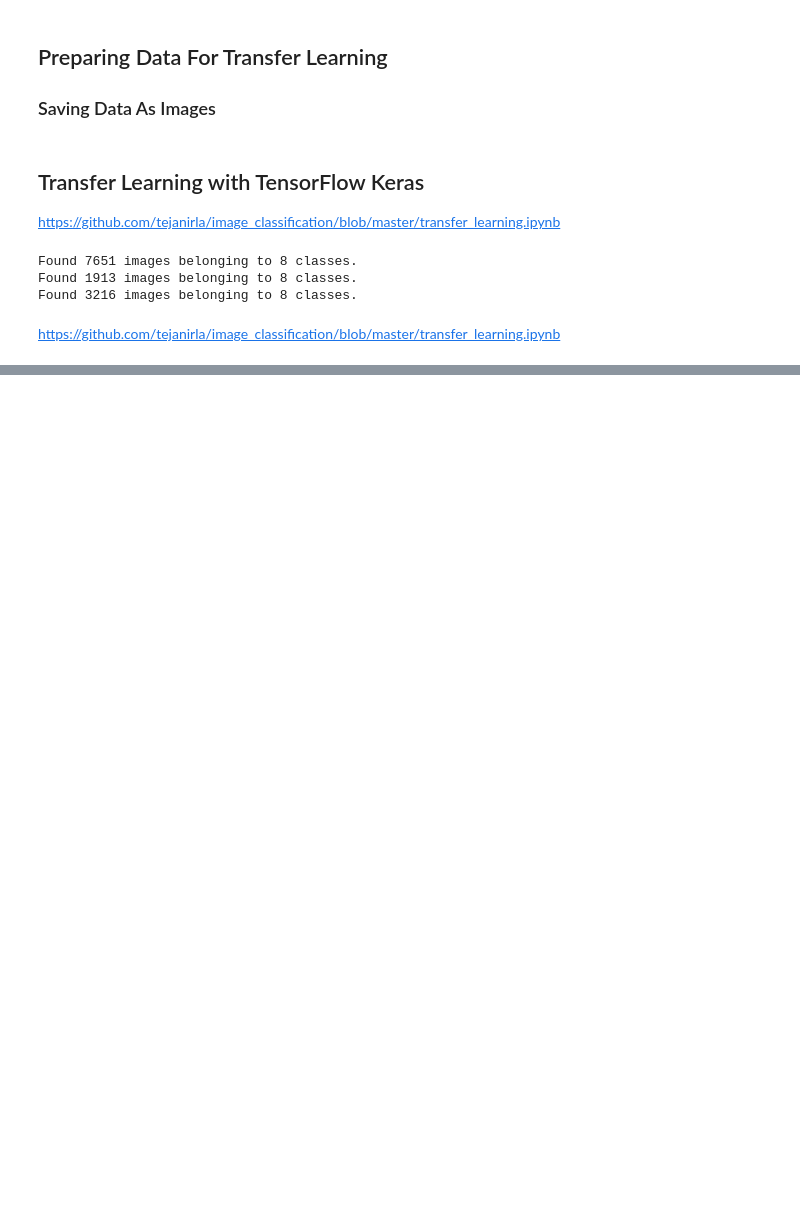
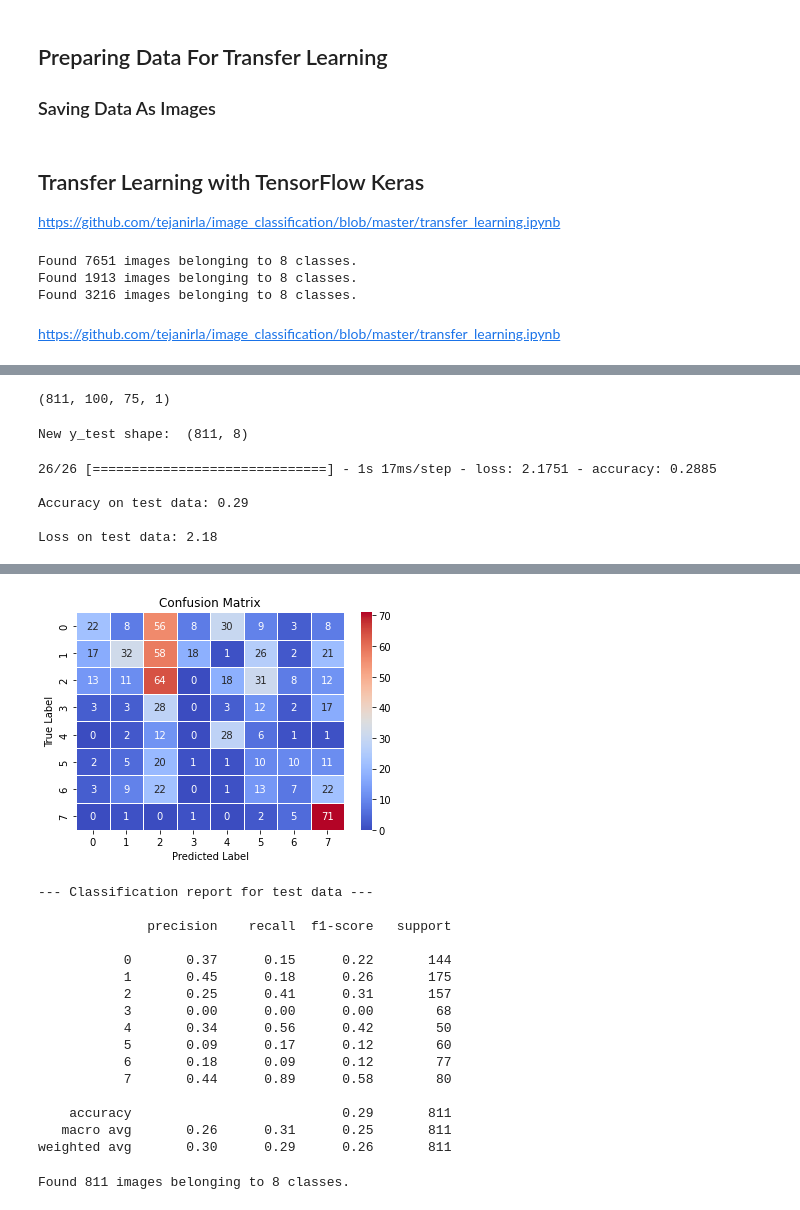
Before and after one commit to wamikamalik/CS3244-Group-8-Project-2, a Jupyter notebook: face extraction_combined data.ipynb, the cells around one changed output, grey strips where cells are left out. Drawn from its saved outputs; the diff is of its cells as text; code cells hidden in the pictures; blank space fills up the shorter version.

```diff
--- a/face extraction_combined data.ipynb
+++ b/face extraction_combined data.ipynb
@@ -722,0 +774,16 @@ model.save("best_model_face_inception.h5")
+# %%
+X_unseen_resized = []
+Y_unseen_resized = []
+i = 0
+for x in X_unseen:
+    if len(x)!=0 and len(x[0])!=0:
+        img = cv2.resize(x, (75, 100))
+        img = cv2.cvtColor(img, cv2.COLOR_RGB2GRAY)
+        X_unseen_resized.append(img/255)
+        Y_unseen_resized.append(Y_unseen[i])
+    i+=1
+X_unseen_resized = np.asarray(X_unseen_resized)
+X_unseen_resized = X_unseen_resized.reshape(-1, 100, 75, 1)
+X_unseen_resized.shape
+# %% [output]
+(811, 100, 75, 1)
@@ -722,0 +795,29 @@ model.save("best_model_face_inception.h5")
+# %%
+Y_unseen_cnn = np_utils.to_categorical(Y_unseen_resized, 8)
+print('New y_test shape: ', Y_unseen_cnn.shape)
+# %% [output]
+New y_test shape:  (811, 8)
+# %%
+model_cnn = keras.models.load_model('best_model_face_cnn.h5')
+score = model_cnn.evaluate(X_unseen_resized, Y_unseen_cnn, verbose=1)
+
+print("\nAccuracy on test data: %0.2f" % score[1])
+print("\nLoss on test data: %0.2f" % score[0])
+# %% [output]
+26/26 [==============================] - 1s 17ms/step - loss: 2.1751 - accuracy: 0.2885
+
+Accuracy on test data: 0.29
+
+Loss on test data: 2.18
+# %%
+y_pred_test = model_cnn.predict(X_unseen_resized)
+# Take the class with the highest probability from the test predictions
+max_y_pred_test = np.argmax(y_pred_test, axis=1)
+max_y_test = Y_unseen_resized
+
+show_confusion_matrix(max_y_test, max_y_pred_test)
+
+print("\n--- Classification report for test data ---\n")
+
+print(classification_report(max_y_test, max_y_pred_test))
+# %% [output]
@@ -722,0 +825,29 @@ model.save("best_model_face_inception.h5")
+[figure, added]
+--- Classification report for test data ---
+
+              precision    recall  f1-score   support
+
+           0       0.37      0.15      0.22       144
+           1       0.45      0.18      0.26       175
+           2       0.25      0.41      0.31       157
+           3       0.00      0.00      0.00        68
+           4       0.34      0.56      0.42        50
+           5       0.09      0.17      0.12        60
+           6       0.18      0.09      0.12        77
+           7       0.44      0.89      0.58        80
+
+    accuracy                           0.29       811
+   macro avg       0.26      0.31      0.25       811
+weighted avg       0.30      0.29      0.26       811
+# %%
+unseen_dir = "Data/combined new faces/unseen"
+# Note that the test data should not be augmented!
+unseen_datagen = ImageDataGenerator( rescale = 1.0/255. )
+
+# Flow training images in batches of 40 using train_datagen generator
+unseen_generator = unseen_datagen.flow_from_directory(unseen_dir,
+                                                    batch_size = 40,
+                                                    class_mode = 'categorical',
+                                                    target_size = (100, 75), shuffle = False)
+# %% [output]
+Found 811 images belonging to 8 classes.
```
Also changed, not shown: parts of 25 cells of this notebook, 4 other files.
